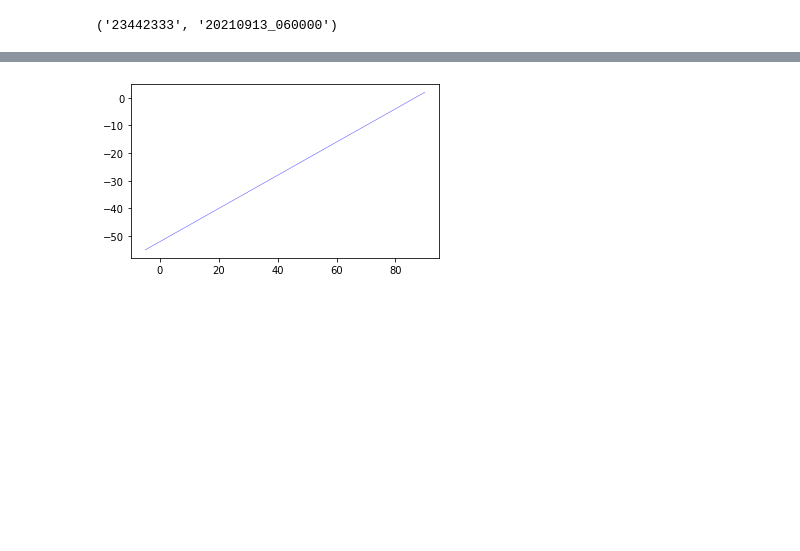
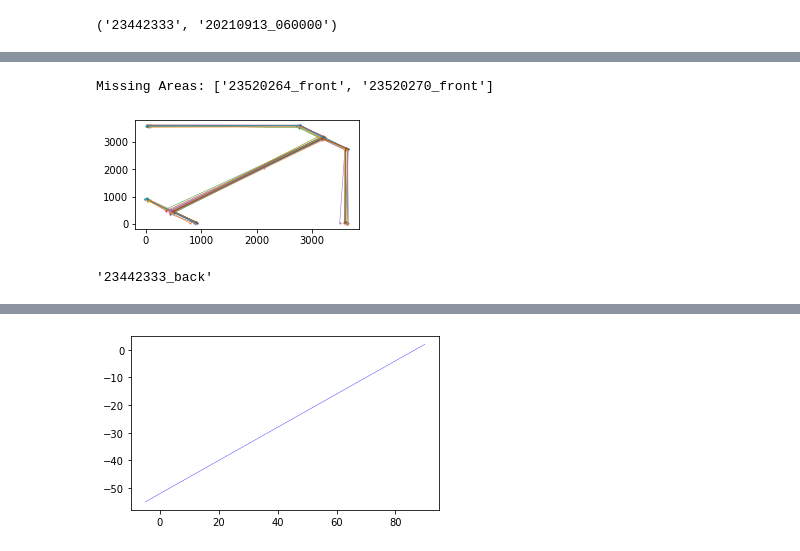
Before and after one commit to UlrikeScherer/Fish-Tracking-Visualization, a Jupyter notebook: Untitled1.ipynb, the cells around one changed output, grey strips where cells are left out. Cells and saved outputs as stored; diff of their text form; code cells hidden in the pictures; blank space fills up the shorter version.

```diff
--- a/Untitled1.ipynb
+++ b/Untitled1.ipynb
@@ -91,10 +42,0 @@ data = np.zeros((data_idx.shape[0], 28))
-# %%
-df = pd.DataFrame(data=data_idx, columns=["CAMERA_POSITION","HOUR"])
-df_d = pd.DataFrame(data=data,columns=get_days_in_order())
-df = pd.concat((df,df_d),axis=1)
-for i,f in enumerate(r):
-    for j,d in enumerate(f):
-        idx = i*8
-        for k,a in enumerate(d[:,0]):
-            df.loc[idx+k,days[j]] = a
-df.to_csv("results/block1/activity/day.csv",sep=";")
@@ -138,0 +107,7 @@ best_b[5:8]
+# %%
+area_data = get_areas()
+for k,v in list(area_data.items()):
+    plt.plot(v[:,0], v[:,1], "-o")
+# %% [output]
+Missing Areas: ['23520264_front', '23520270_front']
+[figure, added]
@@ -138,0 +116,5 @@ best_b[5:8]
+# %%
+key_c_p = "%s_%s"%(cameras[0], BACK)
+key_c_p
+# %% [output]
+'23442333_back'
```
Also changed, not shown: parts of 22 cells of this notebook, 10 other files.
